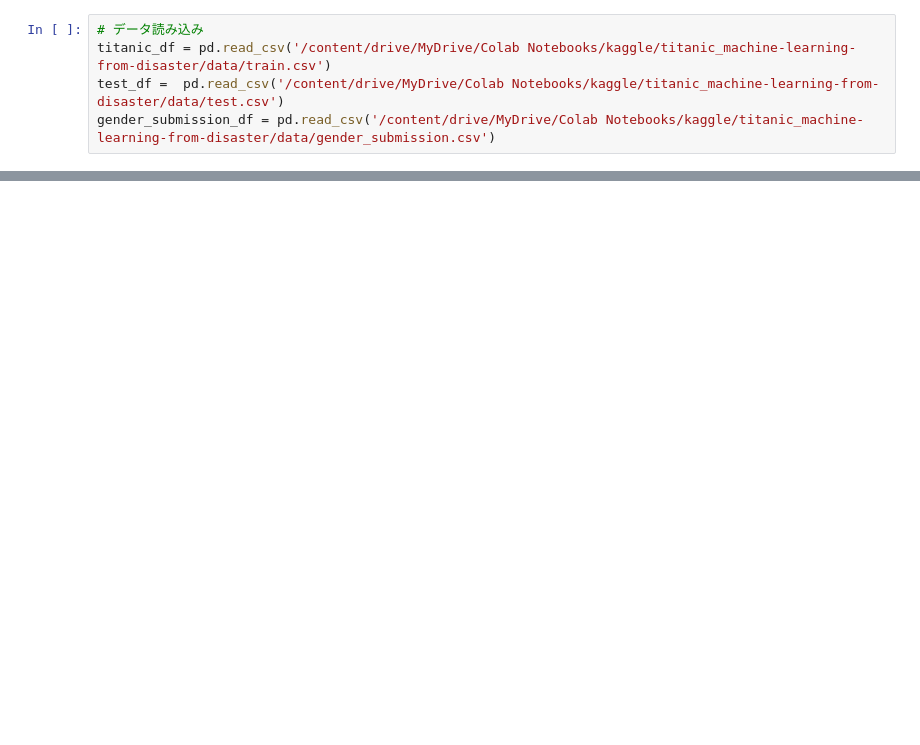
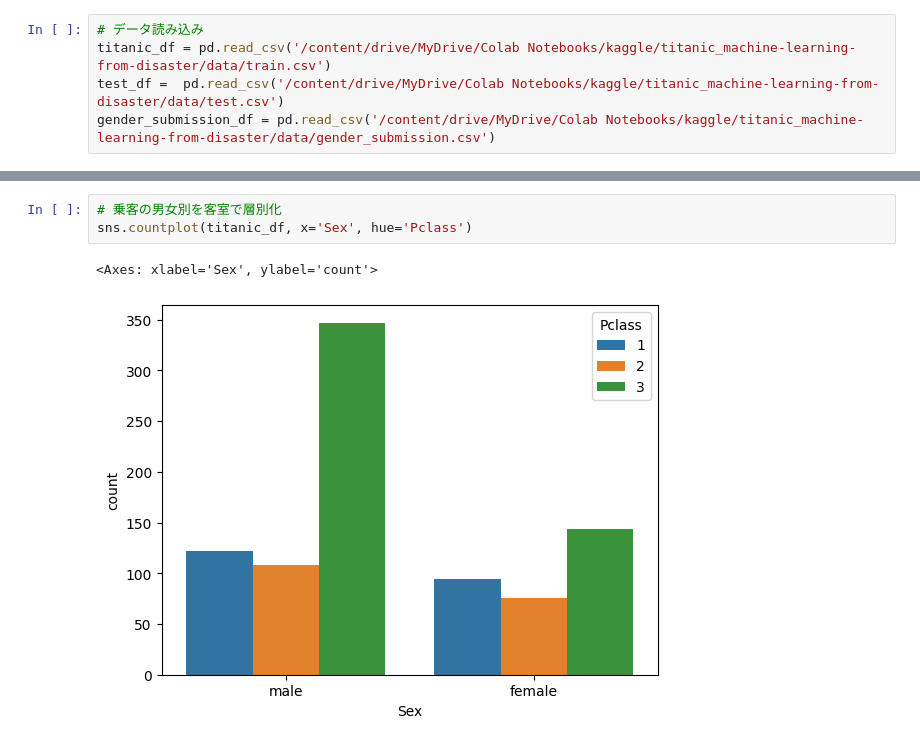
Before and after one commit to usma11dia0/training_of_kaggle, a Jupyter notebook: google_colab/titanic_udemy.ipynb, the cells around one changed output, grey strips where cells are left out. Saved outputs shown, nothing was run; the diff lists cells and outputs as text; blank space fills up the shorter version.

```diff
--- a/google_colab/titanic_udemy.ipynb
+++ b/google_colab/titanic_udemy.ipynb
@@ -21,0 +77,6 @@ titanic_df.head()
+# %%
+# 乗客の男女別を客室で層別化
+sns.countplot(titanic_df, x='Sex', hue='Pclass')
+# %% [output]
+<Axes: xlabel='Sex', ylabel='count'>
+[figure, added]
```
Also changed, not shown: parts of 16 cells of this notebook.
